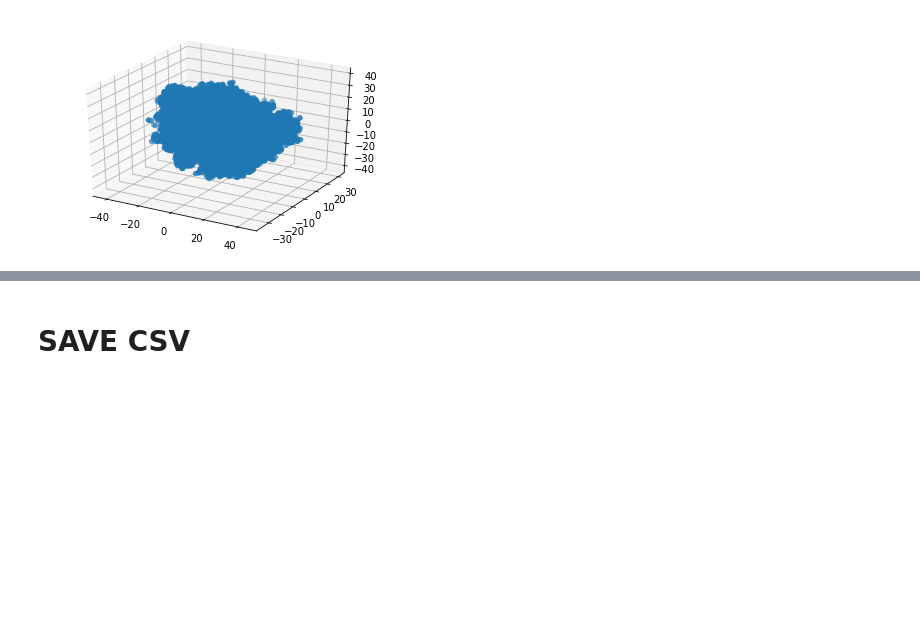
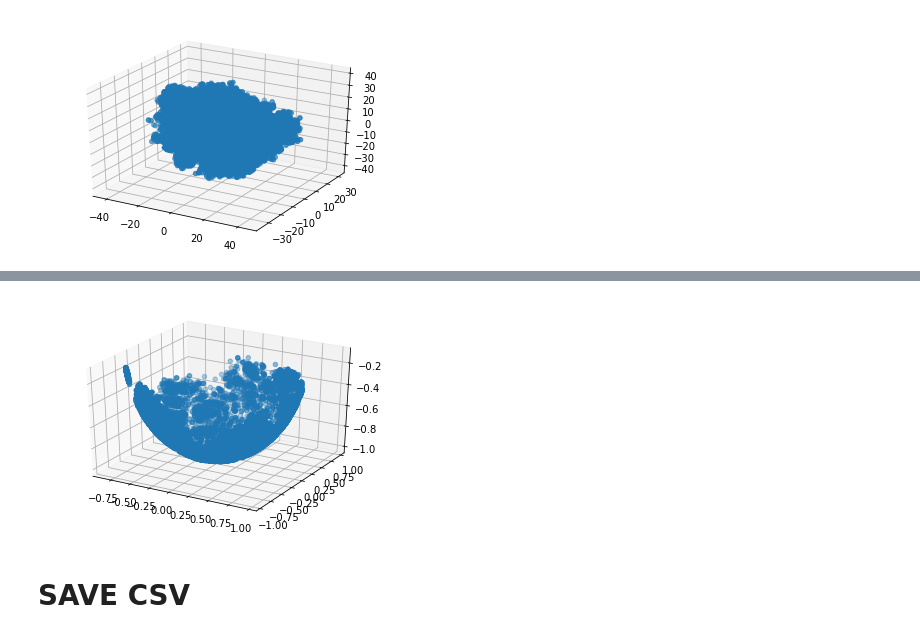
Before and after one commit to Coni63/webGL-movie, a Jupyter notebook: model/Model.ipynb, the cells around one changed output, grey strips where cells are left out. Saved outputs shown, nothing was run; the diff lists cells and outputs as text; code cells hidden in the pictures; blank space fills up the shorter version.

Commit message:
add a v2 model (DOSNES) and a v3 (stereographic projection)

```diff
--- a/model/Model.ipynb
+++ b/model/Model.ipynb
@@ -297,0 +390,2 @@ plt.show()
+# %%
+temp = pd.concat([df[["primaryTitle", "score", "color"]].reset_index(), temp], axis=1).sort_values(by=['score'], ascending = False).reset_index(drop=True)
@@ -297,0 +404,2 @@ plt.show()
+# %%
+end = temp
@@ -297,0 +423,22 @@ plt.show()
+# %%
+from sklearn.model_selection import ParameterGrid
+from sklearn.manifold import TSNE
+
+param_grid = {'perplexity': [2, 10, 30, 50, 100],
+              'learning_rate': [10, 100, 500],
+              'n_components' : [2],
+              'n_iter' : [500],
+              'metric' : ["precomputed"]
+             }
+
+to_save = df[["primaryTitle"]].reset_index()
+to_save["score"] = df.averageRating.values * np.log(df.numVotes.values)
+
+for param in list(ParameterGrid(param_grid))[1:]:
+    tsne = TSNE(**param)
+    X_embedded = tsne.fit_transform(distance_final)
+    print(param, tsne.n_iter_ , tsne.kl_divergence_)
+    pos = pd.DataFrame(X_embedded)
+    pos.columns = ["X", "Y"]
+    end = pd.concat([to_save, pos], axis=1).sort_values(by=['score'], ascending = False).reset_index(drop=True)
+    end.to_csv("../datas/simulation/TSNE2D-perplexite{}-lr{}.csv".format(param["perplexity"], param["learning_rate"]))
@@ -297,0 +488,4 @@ plt.show()
+# %%
+x = (2 * end.X) / (1 + end.X**2 + end.Y**2)
+y = (2 * end.Y) / (1 + end.X**2 + end.Y**2)
+z = (end.X**2 + end.Y**2 - 1) / (1 + end.X**2 + end.Y**2)
@@ -297,0 +505,7 @@ plt.show()
+# %%
+fig = plt.figure()
+ax = fig.add_subplot(111, projection='3d')
+ax.scatter(x, y, z)
+plt.show()
+# %% [output]
+[figure, added]
```
Also changed, not shown: parts of 25 cells of this notebook, 7 other files.
